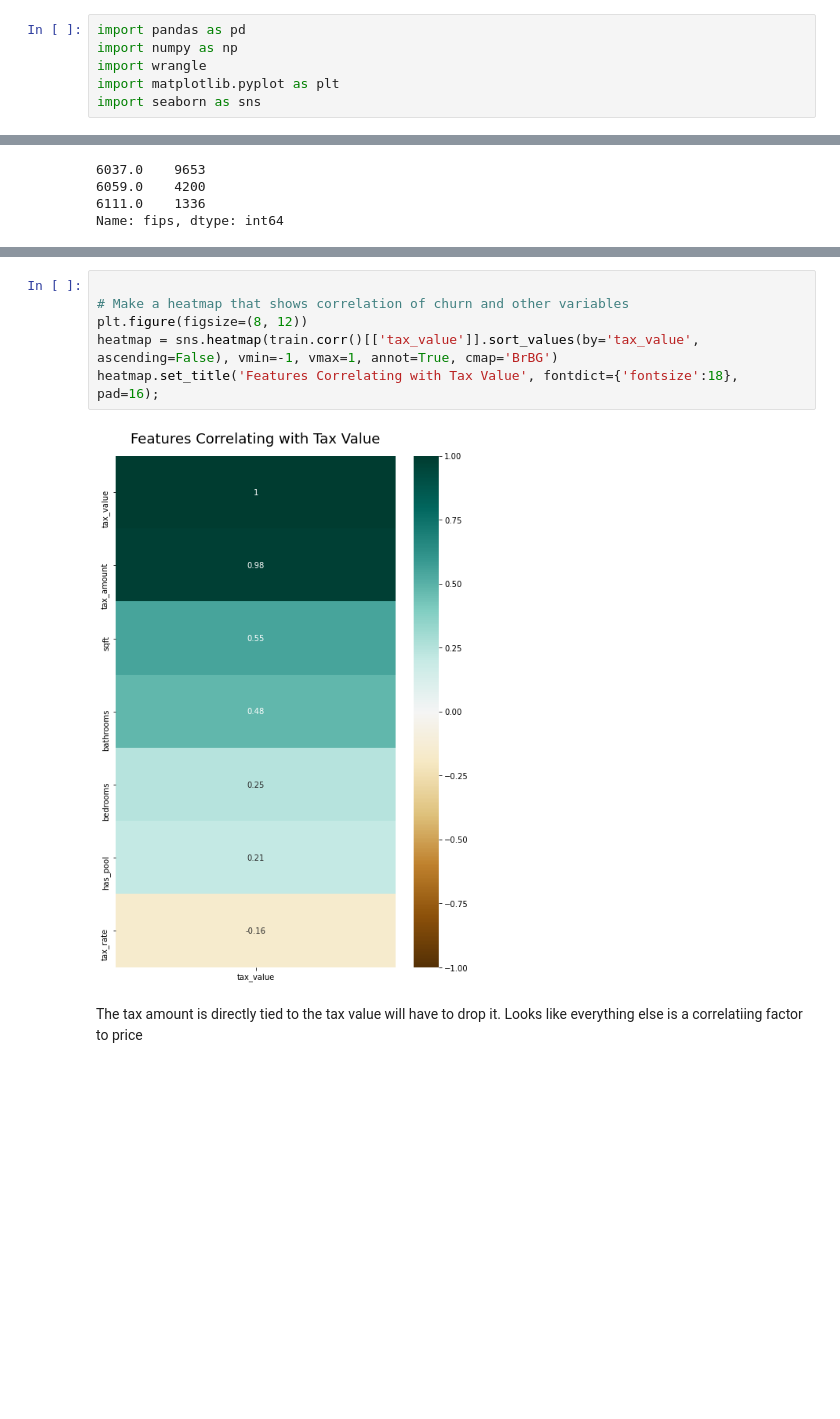
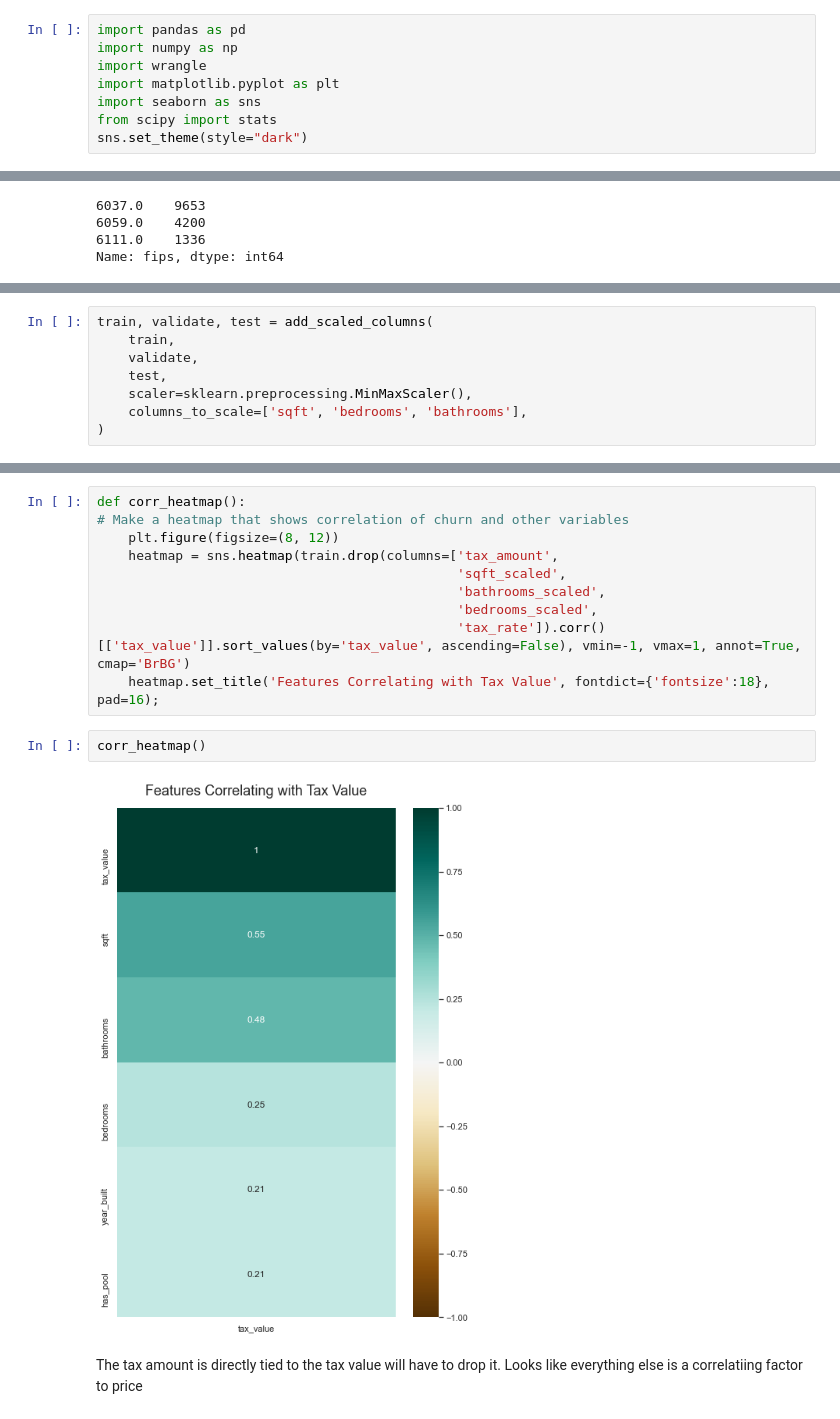
Before and after one commit to brandon-sharpe/Zillow-Regression-Project, a Jupyter notebook: explore.ipynb, the cells around one changed output, grey strips where cells are left out. Drawn from its saved outputs; the diff is of its cells as text; blank space fills up the shorter version.

```diff
--- a/explore.ipynb
+++ b/explore.ipynb
@@ -4,6 +4,8 @@ import numpy as np
 import wrangle
 import matplotlib.pyplot as plt
 import seaborn as sns
+from scipy import stats
+sns.set_theme(style="dark")
 # %% [markdown]
 Bring in the wrangled data
 # %%
@@ -73,0 +140,8 @@ distrubutions(train)
+# %%
+train, validate, test = add_scaled_columns(
+    train,
+    validate,
+    test,
+    scaler=sklearn.preprocessing.MinMaxScaler(),
+    columns_to_scale=['sqft', 'bedrooms', 'bathrooms'],
+)
@@ -74,11 +158,17 @@ distrubutions(train)
 # %%
-
+def corr_heatmap():
 # Make a heatmap that shows correlation of churn and other variables
-plt.figure(figsize=(8, 12))
-heatmap = sns.heatmap(train.corr()[['tax_value']].sort_values(by='tax_value', ascending=False), vmin=-1, vmax=1, annot=True, cmap='BrBG')
-heatmap.set_title('Features Correlating with Tax Value', fontdict={'fontsize':18}, pad=16);
+    plt.figure(figsize=(8, 12))
+    heatmap = sns.heatmap(train.drop(columns=['tax_amount',
+                                              'sqft_scaled',
+                                              'bathrooms_scaled',
+                                              'bedrooms_scaled',
+                                              'tax_rate']).corr()[['tax_value']].sort_values(by='tax_value', ascending=False), vmin=-1, vmax=1, annot=True, cmap='BrBG')
+    heatmap.set_title('Features Correlating with Tax Value', fontdict={'fontsize':18}, pad=16);
-# %% [output]
-[figure, removed]
+# %%
+corr_heatmap()
+# %% [output]
+[figure, added]
 # %% [markdown]
 The tax amount is directly tied to the tax value will have to drop it.
 Looks like everything else is a correlatiing factor to price
```
Also changed, not shown: parts of 20 cells of this notebook, 4 other files.
